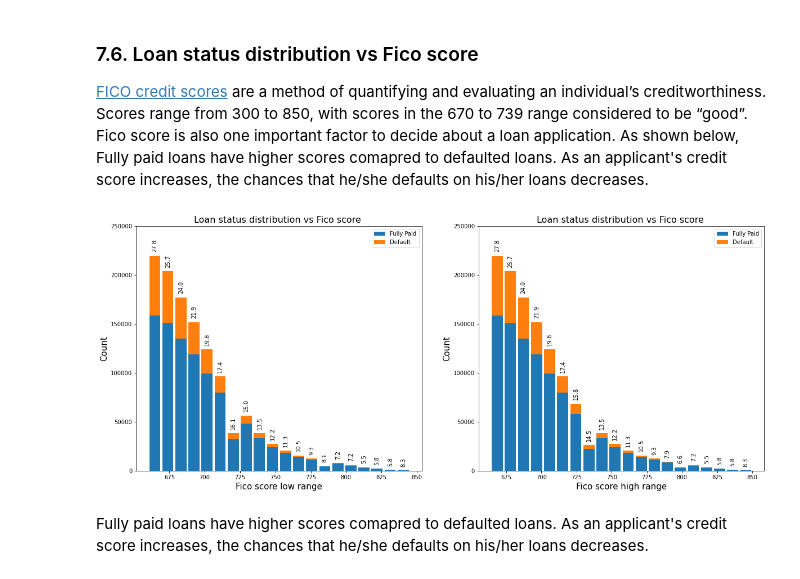
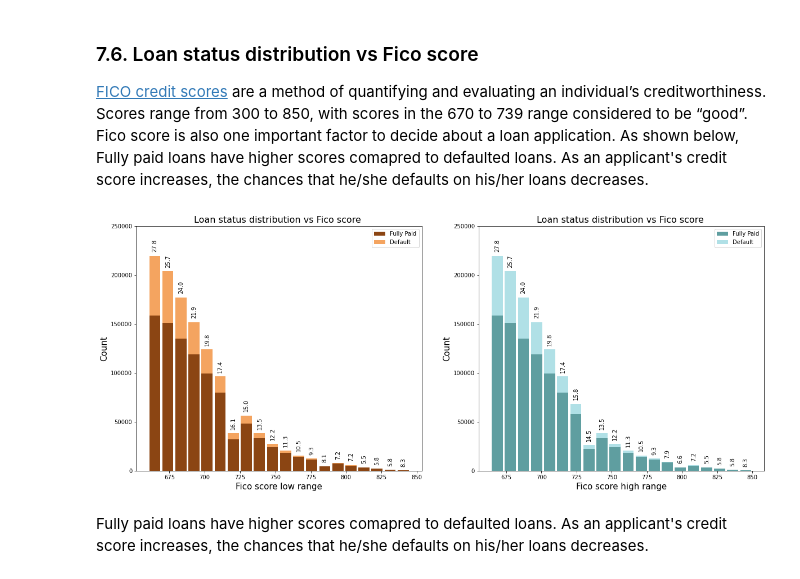
Before and after one commit to somayehY/Somayeh_Youssefi, a Jupyter notebook: LendingClub/LendingClub_ExploratoryDataAnalysis.ipynb, the cells around one changed output. Cells and saved outputs as stored; diff of their text form; code cells hidden in the pictures.

```diff
--- a/LendingClub/LendingClub_ExploratoryDataAnalysis.ipynb
+++ b/LendingClub/LendingClub_ExploratoryDataAnalysis.ipynb
@@ -244,7 +244,7 @@ As shown in the above plot, 2015 has the highest number of issued loans. However
 
 There are 35 grades for loans starting from A1 and ending in G5. More details about grades can be found [here](https://www.lendingclub.com/foliofn/rateDetail.action). But briefly, as we move from grade A to G, the riskier the loan will be. Loan distribution vs grade is shown below. It is clear from the chart that as the grade level decreases from A to G, the probability of deafualting increases; while less than 10% of grade-A loans default, there is about 50% probability that a G-grade loan defaults. So, grade can be a strong predictor if a loan defaults.
 # %%
-s = pd.DataFrame({'Fully Paid': df.loc[df['new_status']=='Fully Paid', ['sub_grade']].value_counts(), 'Default': df.loc[df['new_status']=='Default', ['sub_grade']].value_counts()})
+s = pd.DataFrame({'Fully Paid': df.loc[df['loan_status']=='Fully Paid', ['sub_grade']].value_counts(), 'Default': df.loc[df['loan_status']=='Default', ['sub_grade']].value_counts()})
 s.index=['A1','A2', 'A3', 'A4', 'A5', 'B1', 'B2', 'B3', 'B4', 'B5', 'C1', 'C2', 'C3', 'C4',
                                             'C5', 'D1', 'D2', 'D3', 'D4', 'D5', 'E1', 'E2', 'E3', 'E4', 'E5', 'F1', 'F2', 'F3',
                                             'F4', 'F5', 'G1', 'G2', 'G3', 'G4', 'G5']
@@ -278,9 +278,9 @@ It is clear from the chart that as the grade level decreases from A to G, the pr
 
 Home ownership is also one of the features which is used to make decision on a loan application. Below the distribution of loan status vs the applicants' home type is shown. Majority of applicants live either in their own house, a rental place or mortage. In all these categories the percentages of default is almost the same. Therefore, home ownership cannot be a strong predictor for loan defaultation.
 # %%
-s = pd.DataFrame({'Fully Paid': df.loc[df['new_status']=='Fully Paid', ['home_ownership']].value_counts(), 'Default': df.loc[df['new_status']=='Default', ['home_ownership']].value_counts()})
+s = pd.DataFrame({'Fully Paid': df.loc[df['loan_status']=='Fully Paid', ['home_ownership']].value_counts(), 'Default': df.loc[df['loan_status']=='Default', ['home_ownership']].value_counts()})
 s['Total'] = s['Default'] + s['Fully Paid']
-s.index=[ 'Any', 'Mortage', 'None', 'Other', 'Own', 'Rent']
+s.index=[ 'Mortage', 'Other', 'Own', 'Rent']
 fig, ax = plt.subplots(figsize=(12,8))
 ax.bar(s.index, s['Fully Paid'], color="teal")
 ax.bar(s.index, s['Default'], bottom=s['Fully Paid'], color='darkturquoise')
@@ -310,7 +310,7 @@ As shown in the bar plot, majority of applicants live either in their own house,
 # %% [markdown]
 Length of employment is categorized into 11 groups, starting from less than a year to 10 years and longer. According to the data, the chances are the same. Theregore, employment length is also not a great predictor
 # %%
-s = pd.DataFrame({'Fully Paid': df.loc[df['new_status']=='Fully Paid', ['emp_length']].value_counts(), 'Default': df.loc[df['new_status']=='Default', ['emp_length']].value_counts()})
+s = pd.DataFrame({'Fully Paid': df.loc[df['loan_status']=='Fully Paid', ['emp_length']].value_counts(), 'Default': df.loc[df['loan_status']=='Default', ['emp_length']].value_counts()})
 listIndex = s.index
 
 new = []
@@ -344,3 +344,7 @@ for i, (cs, pc) in enumerate(zip(s.cumsum(1)[n], s_rel[n])):
 plt.show()
 # %% [output]
 [figure]
+# %%
+df['emp_length'].replace('< 1 year', '1 year down', inplace=True)
+df['emp_length'].replace('10+ years', '10 years up', inplace=True)
+df['emp_length'].value_counts()
@@ -390,13 +407,13 @@ As mentioned earlier, the income are verified. So, I keep these values. It can b
 
 [FICO credit scores](https://www.consumerfinance.gov/ask-cfpb/what-is-a-fico-score-en-1883/) are a method of quantifying and evaluating an individual’s creditworthiness. Scores range from 300 to 850, with scores in the 670 to 739 range considered to be “good”.  Fico score is also one important factor to decide about a loan application. As shown below, Fully  paid loans have higher scores comapred to defaulted loans. As an applicant's credit score increases, the chances that he/she defaults on his/her loans decreases.
 # %%
-s1 = pd.DataFrame({'Fully Paid': df.loc[df['new_status']=='Fully Paid', 'fico_range_low'], 'Default': df.loc[df['new_status']=='Default', 'fico_range_low']}, index=None)
-s2 = pd.DataFrame({'Fully Paid': df.loc[df['new_status']=='Fully Paid', 'fico_range_high'], 'Default': df.loc[df['new_status']=='Default', 'fico_range_high']}, index=None)
+s1 = pd.DataFrame({'Fully Paid': df.loc[df['loan_status']=='Fully Paid', 'fico_range_low'], 'Default': df.loc[df['loan_status']=='Default', 'fico_range_low']}, index=None)
+s2 = pd.DataFrame({'Fully Paid': df.loc[df['loan_status']=='Fully Paid', 'fico_range_high'], 'Default': df.loc[df['loan_status']=='Default', 'fico_range_high']}, index=None)
 
 fig, [axes0, axes1] = plt.subplots(nrows = 1, ncols = 2, figsize=(20,8))
 
-axes0.hist(s1, stacked=True, bins=20, rwidth=0.85)
-axes1.hist(s2, stacked=True, bins=20, rwidth=0.85)
+axes0.hist(s1, stacked=True, bins=20, rwidth=0.85, color=["saddlebrown", "sandybrown"])
+axes1.hist(s2, stacked=True, bins=20, rwidth=0.85, color=["cadetblue", "powderblue"])
 
 axes0.legend(['Fully Paid', 'Default'])
 axes0.set_xlabel('Fico score low range', fontsize=15)
@@ -405,33 +422,33 @@ axes0.set_title("Loan status distribution vs Fico score ", fontsize=16)
 axes0.set_ylim(0,250000)
 
 axes1.legend(['Fully Paid', 'Default'])
 axes1.set_xlabel('Fico score high range', fontsize=15)
 axes1.set_ylabel('Count', fontsize=15)
 axes1.set_title("Loan status distribution vs Fico score ", fontsize=16)
 axes1.set_ylim(0,250000)
 
 p = axes0.patches
 for i in range(0,20,1):
     x1, y1 = p[i].get_xy()
     x2, y2 = p[i+1].get_xy()
     x = x1 + 2
     Y1 = p[i].get_height()
     Y2 = p[i+20].get_height()
     y = Y2 + Y1 + 5000
     a = Y2/(Y2 + Y1)
     axes0.text(x, y, round(a*100,1), rotation=90)
 
 p = axes1.patches
 for i in range(0,20,1):
     x1, y1 = p[i].get_xy()
     x2, y2 = p[i+1].get_xy()
     x = x1 + 2
     Y1 = p[i].get_height()
     Y2 = p[i+20].get_height()
     y = Y2 + Y1 + 5000
     a = Y2/(Y2 + Y1)
     axes1.text(x, y, round(a*100,1), rotation=90)
 # %% [output]
-[figure, old version]
+[figure, new version]
 # %% [markdown]
 Fully  paid loans have higher scores comapred to defaulted loans. As an applicant's credit score increases, the chances that he/she defaults on his/her loans decreases.
```
Also changed, not shown: parts of 28 cells of this notebook.
